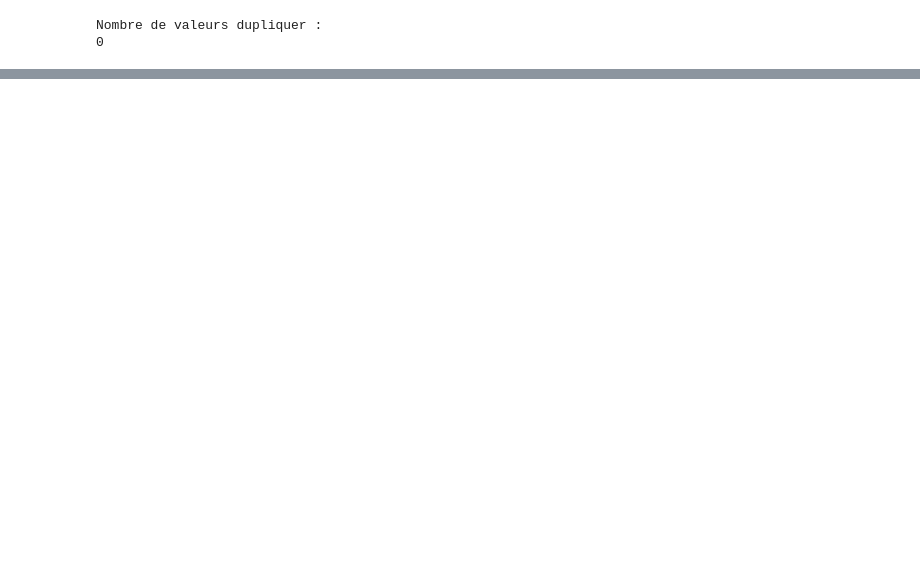
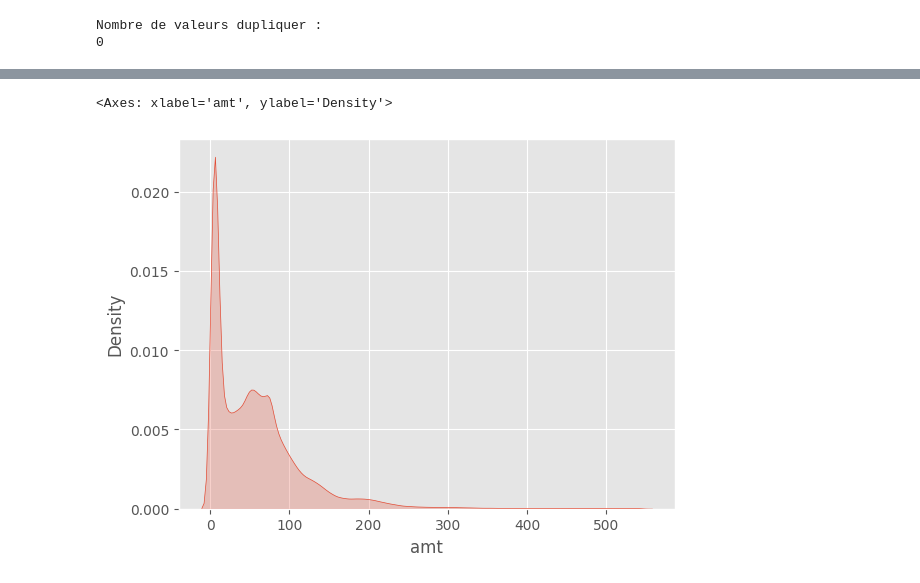
Before and after one commit to ZaidTifaf120103/fraud-det-pipline, a Jupyter notebook: notebooks/eda.ipynb, the cells around one changed output, grey strips where cells are left out. Cells and saved outputs as stored; diff of their text form; code cells hidden in the pictures; blank space fills up the shorter version.

```diff
--- a/notebooks/eda.ipynb
+++ b/notebooks/eda.ipynb
@@ -128,0 +141,11 @@ ax2.set_xticks(np.arange(1, 13))
+# %%
+train.drop(columns=["merchant", "first", "last", "street",
+           "unix_time", "trans_num"], inplace=True)
+# %%
+# "amt" category has very little spacing between small numbers and large spacing between high numbers.
+
+p99 = train["amt"].quantile(0.99)
+sns.kdeplot(x="amt", data=train[train["amt"] <= p99], fill=True)
+# %% [output]
+<Axes: xlabel='amt', ylabel='Density'>
+[figure, added]
```
Also changed, not shown: parts of 21 cells of this notebook.
